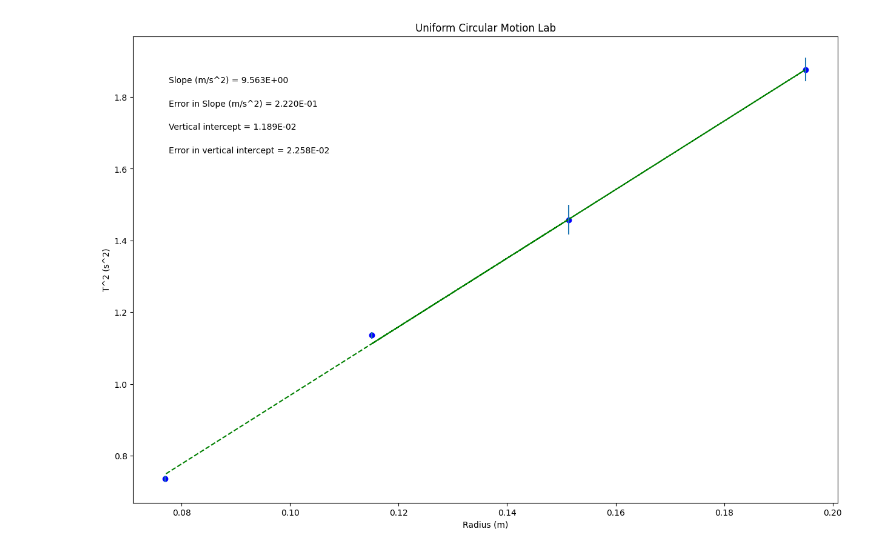
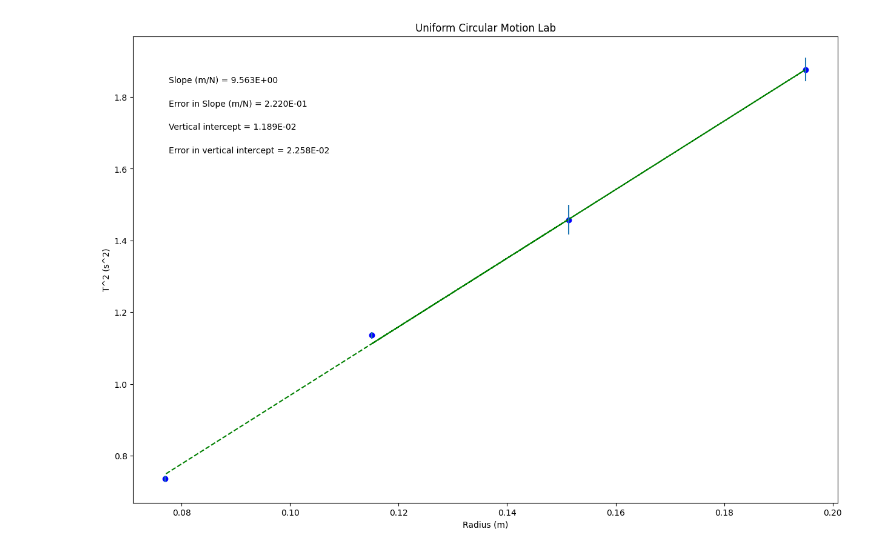
Before and after one commit to Aaron-Sundstrom/Physics_216_Fall_2024, a Jupyter notebook: Lab_4_Uniform_Circular_Motion.ipynb, the cells around one changed output. Cells and saved outputs as stored; diff of their text form; code cells hidden in the pictures.

```diff
--- a/Lab_4_Uniform_Circular_Motion.ipynb
+++ b/Lab_4_Uniform_Circular_Motion.ipynb
@@ -40,7 +40,7 @@ dy = Uncertainty_in_T_Squared        #this should be your error in y array
 plot_title= 'Uniform Circular Motion Lab'
 x_label= 'Radius (m)'
 y_label= 'T^2 (s^2)'
-slope_units= 'm/s^2'
+slope_units= 'm/N'
 
 #UPDATE ANNOTATION PLACEMENT SO IT'S OUT OF WAY OF PLOTTED DATA AND BEST FIT LINE
 #integer from 1 to 4, top R corner is 1 (counter-clockwise from there)
@@ -92,31 +92,31 @@ elif annotation_placement==3 or annotation_placement==4:
 #Don't need to change anything in this section!
 
 #Plot data on graph. Plot error bars and place values for slope,
 #error in slope, and vertical intercept (plus error) on the plot using "annotate"
 
 plt.figure(figsize=(15,10))
 
 plt.plot(x, fit, color='green', linestyle='--')
 plt.scatter(x, y, color='blue', marker='o')
 
 plt.xlabel(x_label)
 plt.ylabel(y_label)
 plt.title(plot_title)
 
 plt.errorbar(x, y, yerr=dy, xerr=None, fmt="none") #don't need to plot x error bars
 
 plt.annotate('Slope ({}) = {value:.{digits}E}'.format(slope_units,value=m, digits=3),
              (xpos, ypos[0]), xycoords='axes fraction')
 
 plt.annotate('Error in Slope ({}) = {value:.{digits}E}'.format(slope_units,value=dm, digits=3),
              (xpos, ypos[1]), xycoords='axes fraction')
 
 plt.annotate('Vertical intercept = {value:.{digits}E}'.format(value=b, digits=3),
              (xpos, ypos[2]), xycoords='axes fraction')
 
 plt.annotate('Error in vertical intercept = {value:.{digits}E}'.format(value=db, digits=3),
              (xpos, ypos[3]), xycoords='axes fraction')
 
 plt.show()
 # %% [output]
-[figure, old version]
+[figure, new version]
```
